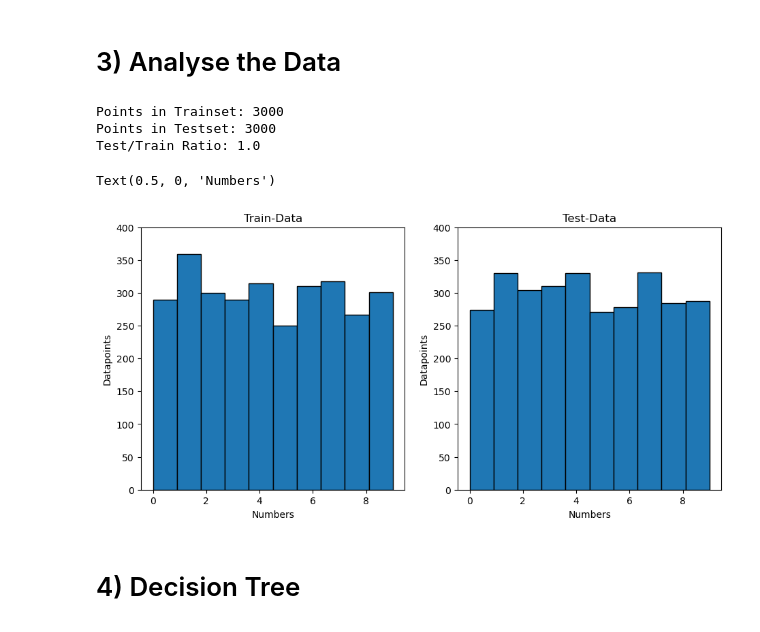
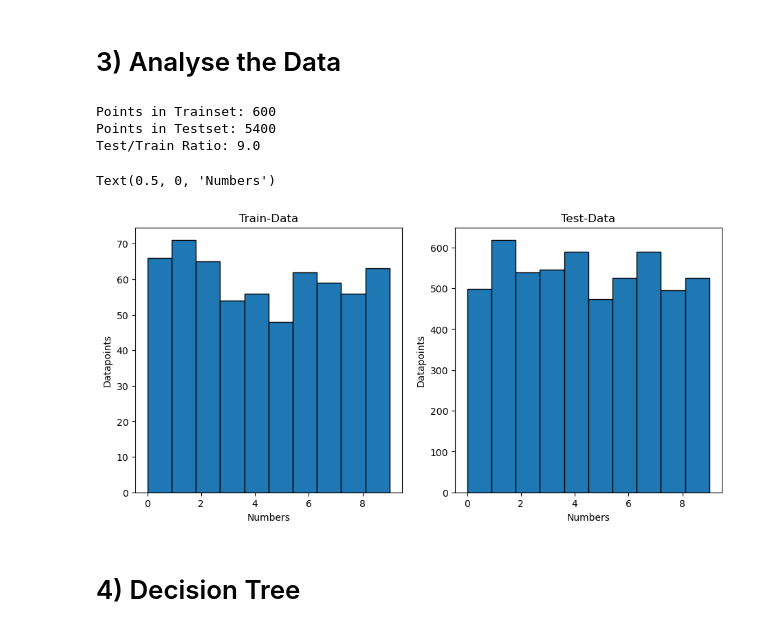
Before and after one commit to Roxxon360/MachineLearningAlgorithms_WS2022, a Jupyter notebook: Ass1_Ilyes_Seidl_Wagermaier.ipynb, the cells around one changed output. Drawn from its saved outputs; the diff is of its cells as text; code cells hidden in the pictures.

```diff
--- a/Ass1_Ilyes_Seidl_Wagermaier.ipynb
+++ b/Ass1_Ilyes_Seidl_Wagermaier.ipynb
@@ -23,7 +23,7 @@ data = df.to_numpy()
 X = data[:, :-1]
 y = data[:, -1]
 
-X_train, X_test, y_train, y_test = train_test_split(X, y, test_size=0.5, random_state=0)
+X_train, X_test, y_train, y_test = train_test_split(X, y, test_size=0.9, random_state=0)
 # %% [markdown]
 ## 2) Plotting the Images
 # %%
@@ -48,28 +48,26 @@ plt.show()
 # %%
 print("Points in Trainset: " + str(len(y_train)))
 print("Points in Testset: " + str(len(y_test)))
 print("Test/Train Ratio: " + str(len(y_test)/len(y_train)))
 
 plt.figure(1)
 plt.align = "mid"
 plt.subplot(121)
 plt.hist(y_train,10,edgecolor="black")
-plt.ylim(0,400)
 plt.title("Train-Data")
 plt.xlabel("Numbers")
 plt.ylabel("Datapoints")
 plt.subplot(122)
 plt.hist(y_test,10,edgecolor="black")
-plt.ylim(0,400)
 plt.title("Test-Data")
 plt.ylabel("Datapoints")
 plt.xlabel("Numbers")
 # %% [output]
-Points in Trainset: 3000
-Points in Testset: 3000
-Test/Train Ratio: 1.0
+Points in Trainset: 600
+Points in Testset: 5400
+Test/Train Ratio: 9.0
 Text(0.5, 0, 'Numbers')
-[figure, old version]
+[figure, new version]
 # %% [markdown]
 # 4) Decision Tree
 # %% [markdown]
```
Also changed, not shown: parts of 9 cells of this notebook.
